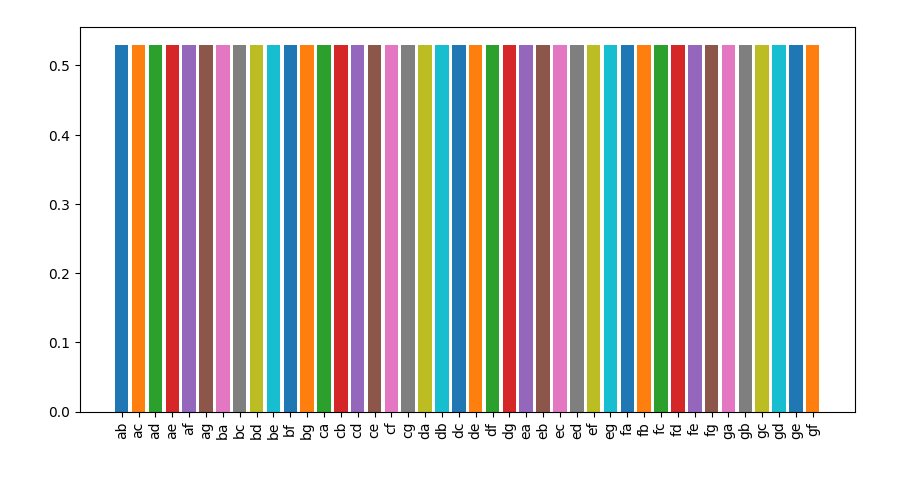
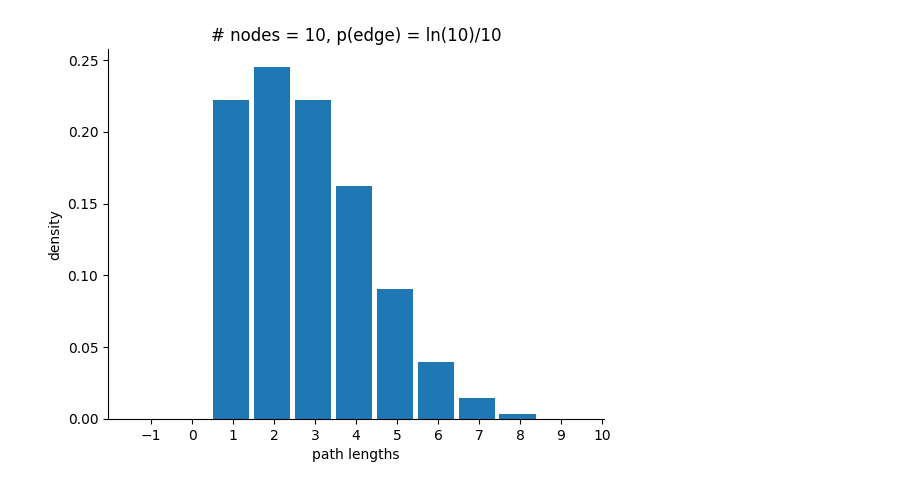
Before and after one commit to erhu7/TransformerCircuits, a Jupyter notebook: notebooks/model_testing/random_graph_dataset.ipynb, the cells around one changed output. Drawn from its saved outputs; the diff is of its cells as text; code cells hidden in the pictures.

Commit message:
created random graph dataset and saved some models. Primarily all the work is in random_graph_dataset.ipynb

```diff
--- a/notebooks/model_testing/random_graph_dataset.ipynb
+++ b/notebooks/model_testing/random_graph_dataset.ipynb
@@ -97,3 +16,0 @@ def tokenize(input_str, token_map):
-# %%
-g = nx.connected_watts_strogatz_graph(10, k=2, p=0.4)
-nx.draw(g, with_labels=True)
@@ -182,3 +16,0 @@ tensor(0.9610)
-# %%
-g = nx.connected_watts_strogatz_graph(5, k=2, p=0.4)
-inverse_map = {v: k for k, v in token_map.items()}
@@ -255,10 +17,28 @@ plt.show()
-# %%
-tick = []
-fig, ax = plt.subplots(1, figsize=(10, 5))
-for i in range(n_patterns):
-    plt.bar(i, attn_std[i][1][n_entries + 15, n_entries + 15])
-    tick.append("".join([inverse_map[a] for a in qs_[i].detach().numpy()[-3:-1]]))
-plt.xticks(np.arange(n_patterns), tick, rotation=90)
-plt.show()
-# %% [output]
-[figure, removed]
+# %%
+# check distributon of random graph path lengths
+n_iters = 1000
+path_lengths = []
+n_edges = []
+n_nodes = 10
+p = math.log(n_nodes)/n_nodes
+
+for _iter in range(n_iters):
+    g = nx.connected_watts_strogatz_graph(n_nodes, k=2 , p=p)
+    n_edges.append(len(g.edges))
+    for n1 in g.nodes:
+        for n2 in g.nodes:
+            if n1 != n2:
+                try:
+                    path_lengths.append(nx.shortest_path_length(g, n1, n2))
+                except nx.NetworkXNoPath:
+                    path_lengths.append(-1)
+plt.hist(path_lengths, bins=range(-1, n_nodes+1), density=True, align='left', width=0.9)
+plt.xticks(range(-1, n_nodes+1))
+plt.xlabel("path lengths")
+plt.ylabel("density")
+plt.title("# nodes = {n_nodes}, p(edge) = ln({n_nodes})/{n_nodes}".format(n_nodes=n_nodes))
+sns.despine()
+
+plt.show()
+# %% [output]
+[figure, added]
```
Also changed, not shown: parts of 45 cells of this notebook, 6 other files.
